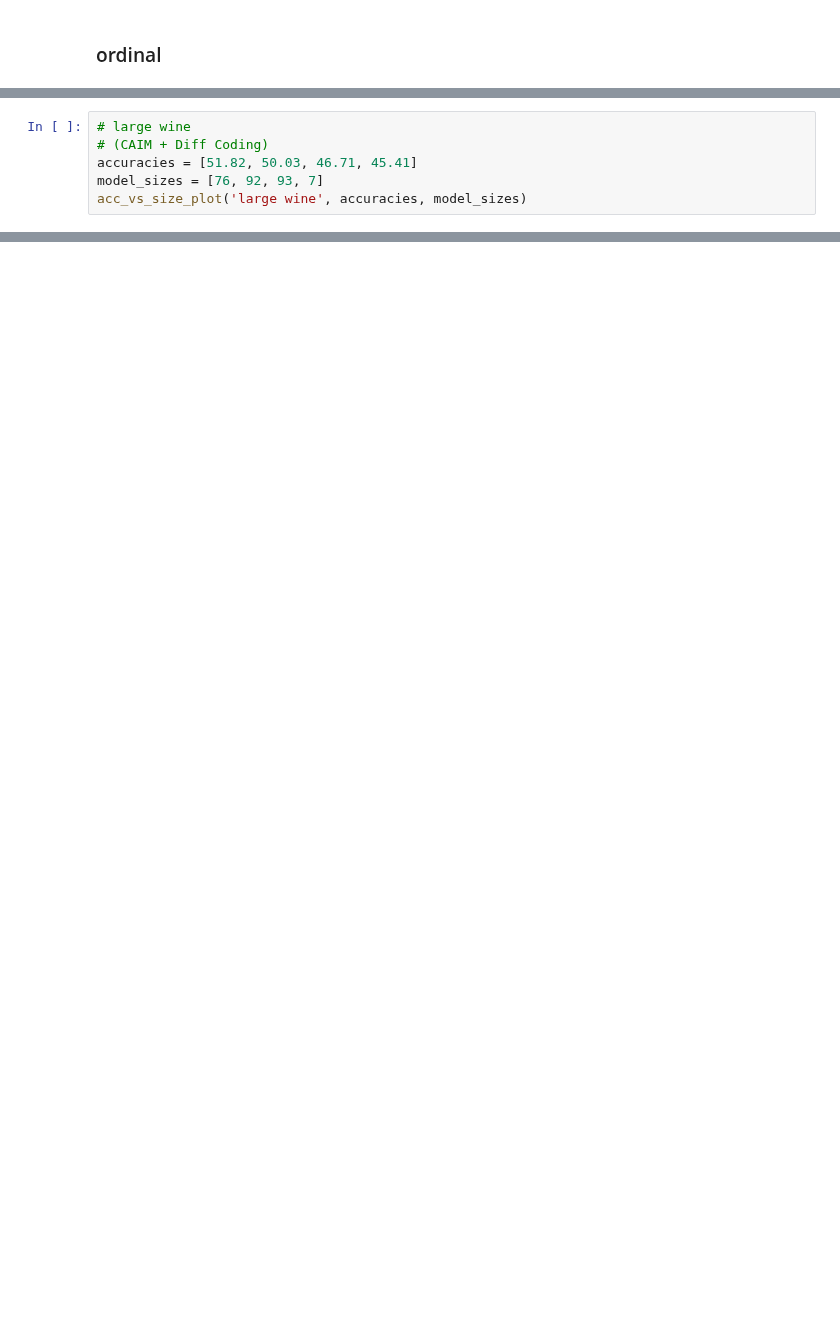
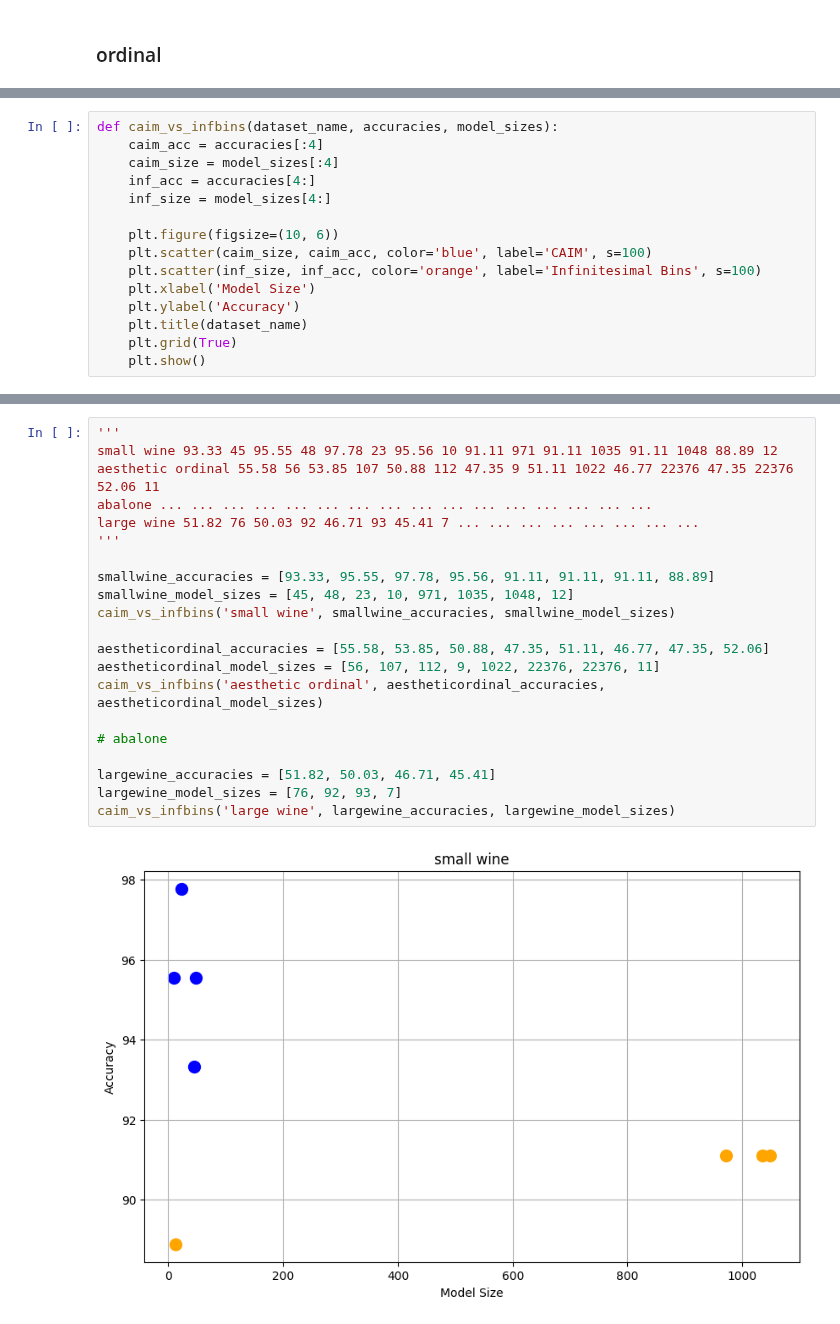
Before and after one commit to mafits/opt-ordinal-scorecards, a Jupyter notebook: build_graphs.ipynb, the cells around one changed output, grey strips where cells are left out. Cells and saved outputs as stored; diff of their text form; blank space fills up the shorter version.

```diff
--- a/build_graphs.ipynb
+++ b/build_graphs.ipynb
@@ -130,6 +108,0 @@ acc_vs_size_plot('aesthetic ordinal', accuracies, model_sizes)
-# %%
-# large wine
-# (CAIM + Diff Coding)
-accuracies = [51.82, 50.03, 46.71, 45.41]
-model_sizes = [76, 92, 93, 7]
-acc_vs_size_plot('large wine', accuracies, model_sizes)
@@ -137,0 +155,15 @@ acc_vs_size_plot('large wine', accuracies, model_sizes)
+# %%
+def caim_vs_infbins(dataset_name, accuracies, model_sizes):
+    caim_acc = accuracies[:4]
+    caim_size = model_sizes[:4]
+    inf_acc = accuracies[4:]
+    inf_size = model_sizes[4:]
+
+    plt.figure(figsize=(10, 6))
+    plt.scatter(caim_size, caim_acc, color='blue', label='CAIM', s=100)
+    plt.scatter(inf_size, inf_acc, color='orange', label='Infinitesimal Bins', s=100)
+    plt.xlabel('Model Size')
+    plt.ylabel('Accuracy')
+    plt.title(dataset_name)
+    plt.grid(True)
+    plt.show()
@@ -137,0 +212,23 @@ acc_vs_size_plot('large wine', accuracies, model_sizes)
+# %%
+'''
+small wine 93.33 45 95.55 48 97.78 23 95.56 10 91.11 971 91.11 1035 91.11 1048 88.89 12
+aesthetic ordinal 55.58 56 53.85 107 50.88 112 47.35 9 51.11 1022 46.77 22376 47.35 22376 52.06 11
+abalone ... ... ... ... ... ... ... ... ... ... ... ... ... ... ... ...
+large wine 51.82 76 50.03 92 46.71 93 45.41 7 ... ... ... ... ... ... ... ...
+'''
+
+smallwine_accuracies = [93.33, 95.55, 97.78, 95.56, 91.11, 91.11, 91.11, 88.89]
+smallwine_model_sizes = [45, 48, 23, 10, 971, 1035, 1048, 12]
+caim_vs_infbins('small wine', smallwine_accuracies, smallwine_model_sizes)
+
+aestheticordinal_accuracies = [55.58, 53.85, 50.88, 47.35, 51.11, 46.77, 47.35, 52.06]
+aestheticordinal_model_sizes = [56, 107, 112, 9, 1022, 22376, 22376, 11]
+caim_vs_infbins('aesthetic ordinal', aestheticordinal_accuracies, aestheticordinal_model_sizes)
+
+# abalone
+
+largewine_accuracies = [51.82, 50.03, 46.71, 45.41]
+largewine_model_sizes = [76, 92, 93, 7]
+caim_vs_infbins('large wine', largewine_accuracies, largewine_model_sizes)
+# %% [output]
+[figure, added]
```
Also changed, not shown: parts of 26 cells of this notebook, 4 other files.
